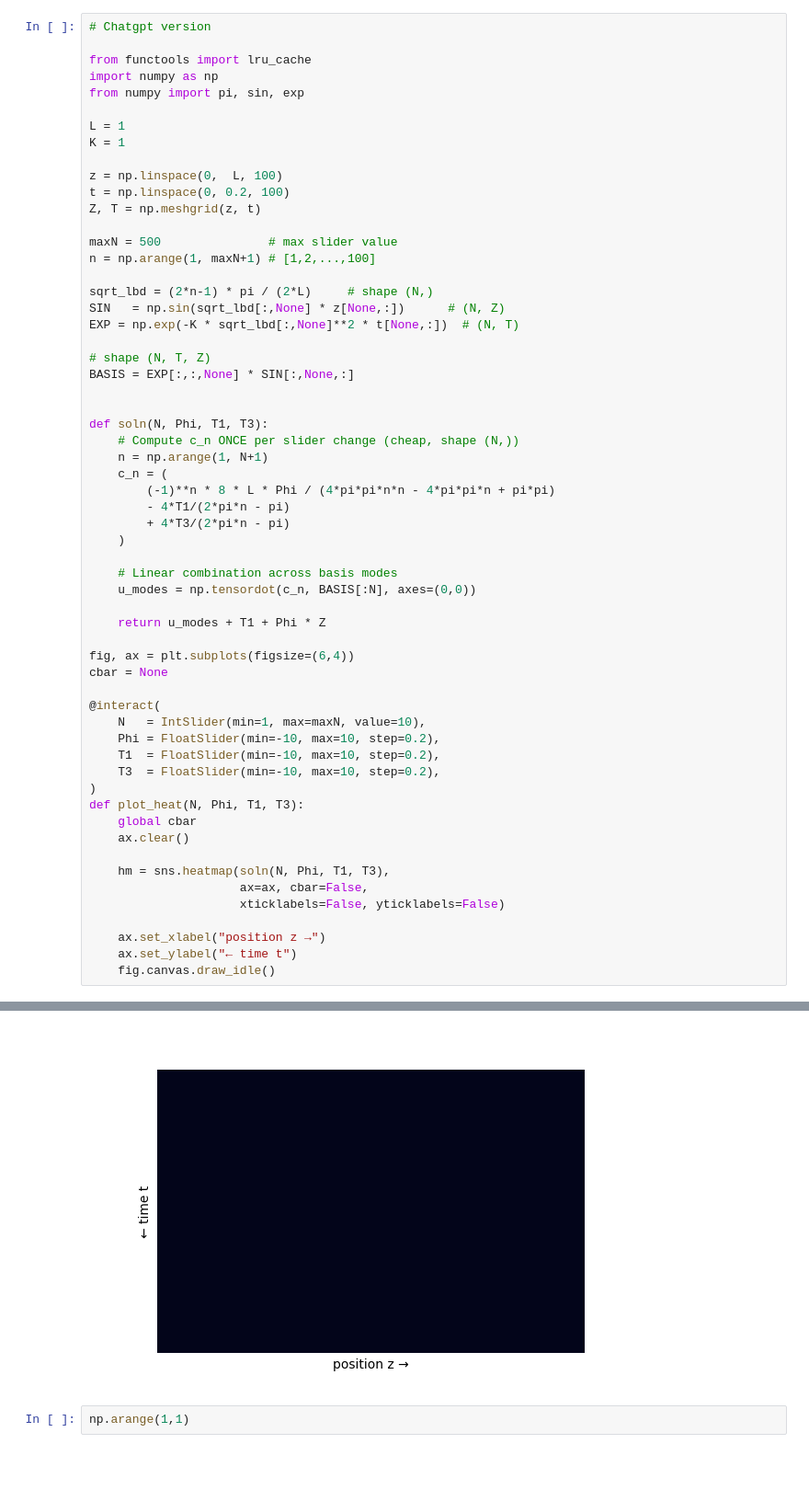
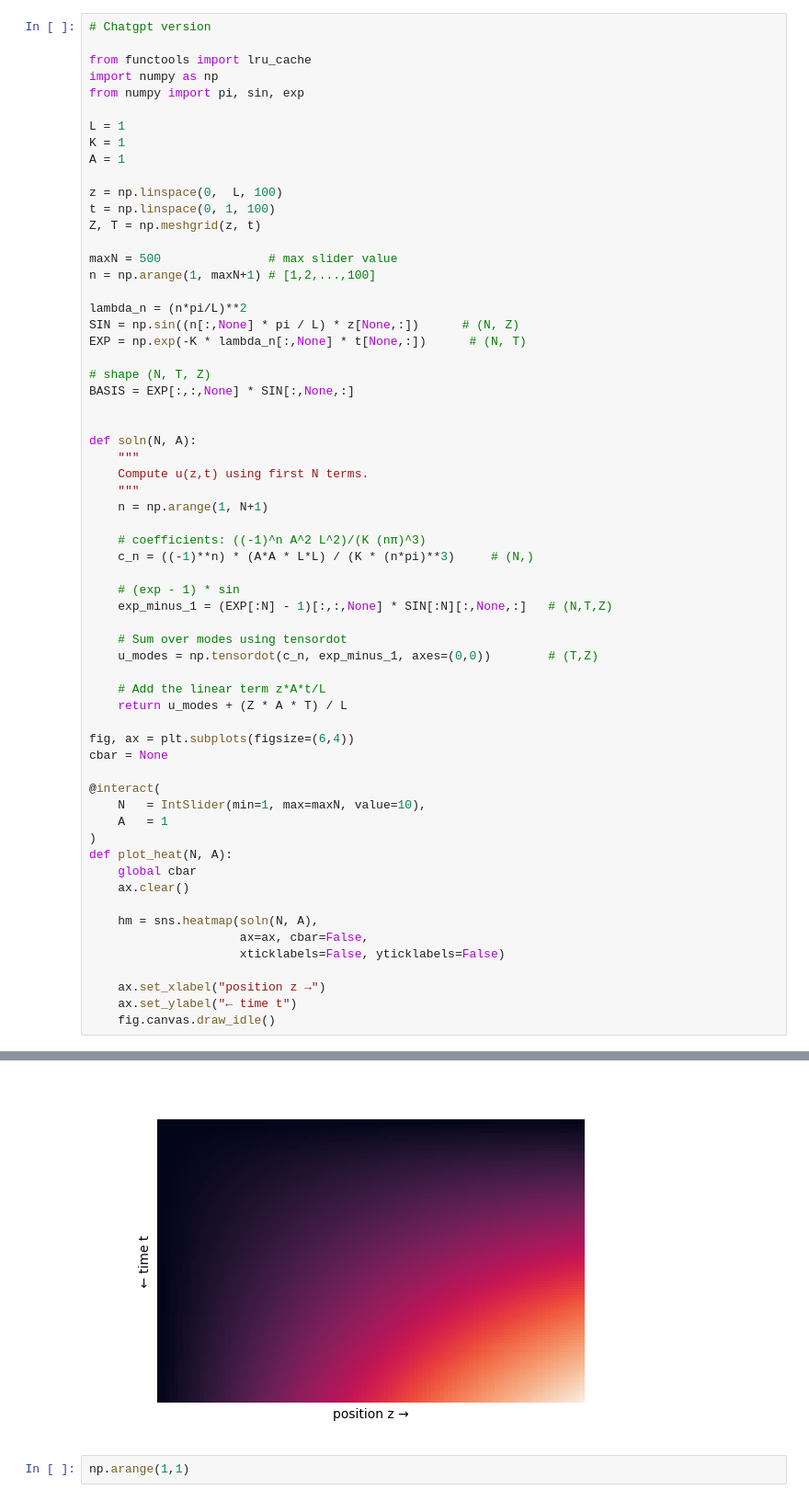
Before and after one commit to andrew-koren/IIT-Physics-Grad, a Jupyter notebook: 25_FS/Phys501/view_heat.ipynb, the cells around one changed output, grey strips where cells are left out. Shown at 92% size. Saved outputs shown, nothing was run; the diff lists cells and outputs as text; blank space fills up the shorter version.

```diff
--- a/25_FS/Phys501/view_heat.ipynb
+++ b/25_FS/Phys501/view_heat.ipynb
@@ -43,50 +82,53 @@ from numpy import pi, sin, exp
 
 L = 1
 K = 1
+A = 1
 
 z = np.linspace(0,  L, 100)
-t = np.linspace(0, 0.2, 100)
+t = np.linspace(0, 1, 100)
 Z, T = np.meshgrid(z, t)
 
 maxN = 500               # max slider value
 n = np.arange(1, maxN+1) # [1,2,...,100]
 
-sqrt_lbd = (2*n-1) * pi / (2*L)     # shape (N,)
-SIN   = np.sin(sqrt_lbd[:,None] * z[None,:])      # (N, Z)
-EXP = np.exp(-K * sqrt_lbd[:,None]**2 * t[None,:])  # (N, T)
+lambda_n = (n*pi/L)**2
+SIN = np.sin((n[:,None] * pi / L) * z[None,:])      # (N, Z)
+EXP = np.exp(-K * lambda_n[:,None] * t[None,:])      # (N, T)
 
 # shape (N, T, Z)
 BASIS = EXP[:,:,None] * SIN[:,None,:]
 
 
-def soln(N, Phi, T1, T3):
-    # Compute c_n ONCE per slider change (cheap, shape (N,))
+def soln(N, A):
+    """
+    Compute u(z,t) using first N terms.
+    """
     n = np.arange(1, N+1)
-    c_n = (
-        (-1)**n * 8 * L * Phi / (4*pi*pi*n*n - 4*pi*pi*n + pi*pi)
-        - 4*T1/(2*pi*n - pi)
-        + 4*T3/(2*pi*n - pi)
-    )
 
-    # Linear combination across basis modes
-    u_modes = np.tensordot(c_n, BASIS[:N], axes=(0,0))
+    # coefficients: ((-1)^n A^2 L^2)/(K (nπ)^3)
+    c_n = ((-1)**n) * (A*A * L*L) / (K * (n*pi)**3)     # (N,)
 
-    return u_modes + T1 + Phi * Z
+    # (exp - 1) * sin
+    exp_minus_1 = (EXP[:N] - 1)[:,:,None] * SIN[:N][:,None,:]   # (N,T,Z)
+
+    # Sum over modes using tensordot
+    u_modes = np.tensordot(c_n, exp_minus_1, axes=(0,0))        # (T,Z)
+
+    # Add the linear term z*A*t/L
+    return u_modes + (Z * A * T) / L
 
 fig, ax = plt.subplots(figsize=(6,4))
 cbar = None
 
 @interact(
     N   = IntSlider(min=1, max=maxN, value=10),
-    Phi = FloatSlider(min=-10, max=10, step=0.2),
-    T1  = FloatSlider(min=-10, max=10, step=0.2),
-    T3  = FloatSlider(min=-10, max=10, step=0.2),
+    A   = 1
 )
-def plot_heat(N, Phi, T1, T3):
+def plot_heat(N, A):
     global cbar
     ax.clear()
 
-    hm = sns.heatmap(soln(N, Phi, T1, T3),
+    hm = sns.heatmap(soln(N, A),
                      ax=ax, cbar=False,
                      xticklabels=False, yticklabels=False)
 
@@ -98,4 +140,4 @@ interactive(children=(IntSlider(value=10, description='N', max=500, min=1), Floa
-[figure, old version]
+[figure, new version]
 # %%
 np.arange(1,1)
 # %% [output]
```
Also changed, not shown: parts of 2 cells of this notebook, 3 other files.
